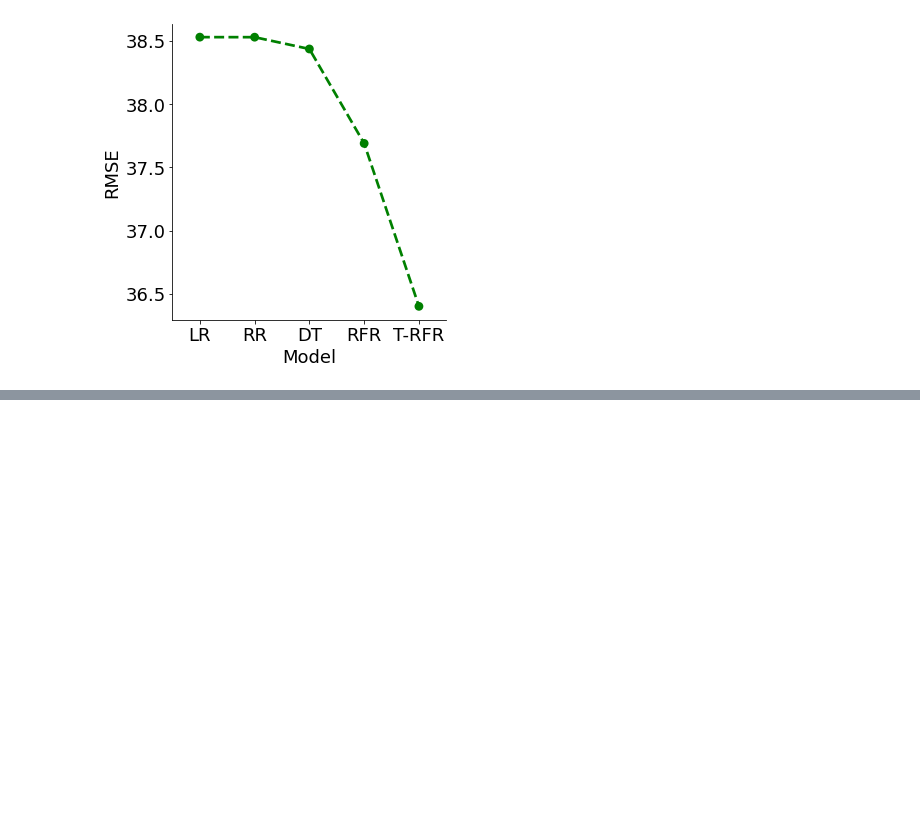
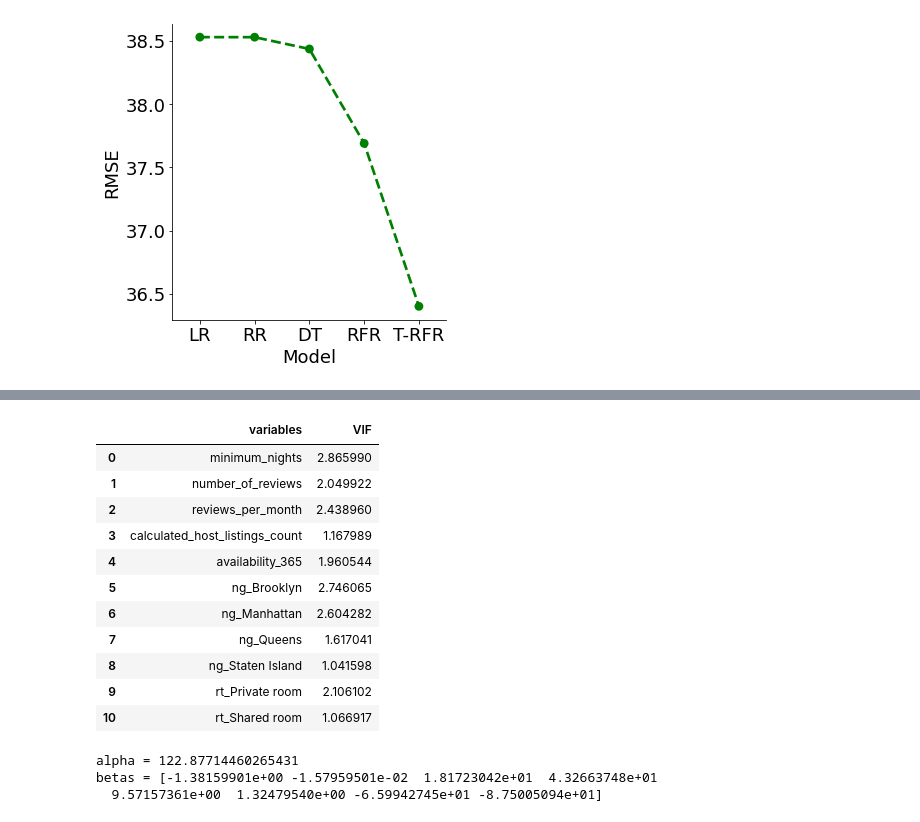
Before and after one commit to dev-aniketsingh/AirBnbSeniorProject, a Jupyter notebook: src/PythonCode/airbnbPython.ipynb, the cells around one changed output, grey strips where cells are left out. Cells and saved outputs as stored; diff of their text form; code cells hidden in the pictures; blank space fills up the shorter version.

```diff
--- a/src/PythonCode/airbnbPython.ipynb
+++ b/src/PythonCode/airbnbPython.ipynb
@@ -668,0 +736,23 @@ sns.catplot(x="Model", y="RMSE", linestyles=["--"],
+# %%
+X = newData.drop(['price'],axis=1)
+calc_vif(X)
+# %% [output]
+|  | variables | VIF |
+| 0 | minimum_nights | 2.865990 |
+| 1 | number_of_reviews | 2.049922 |
+| 2 | reviews_per_month | 2.438960 |
+| 3 | calculated_host_listings_count | 1.167989 |
+| 4 | availability_365 | 1.960544 |
+| 5 | ng_Brooklyn | 2.746065 |
+| 6 | ng_Manhattan | 2.604282 |
+| 7 | ng_Queens | 1.617041 |
+| 8 | ng_Staten Island | 1.041598 |
+| 9 | rt_Private room | 2.106102 |
+| 10 | rt_Shared room | 1.066917 |
+# %%
+print(f'alpha = {lmModel.intercept_}')
+print(f'betas = {lmModel.coef_}')
+# %% [output]
+alpha = 122.87714460265431
+betas = [-1.38159901e+00 -1.57959501e-02  1.81723042e+01  4.32663748e+01
+  9.57157361e+00  1.32479540e+00 -6.59942745e+01 -8.75005094e+01]
```
Also changed, not shown: parts of 27 cells of this notebook, 11 other files.
